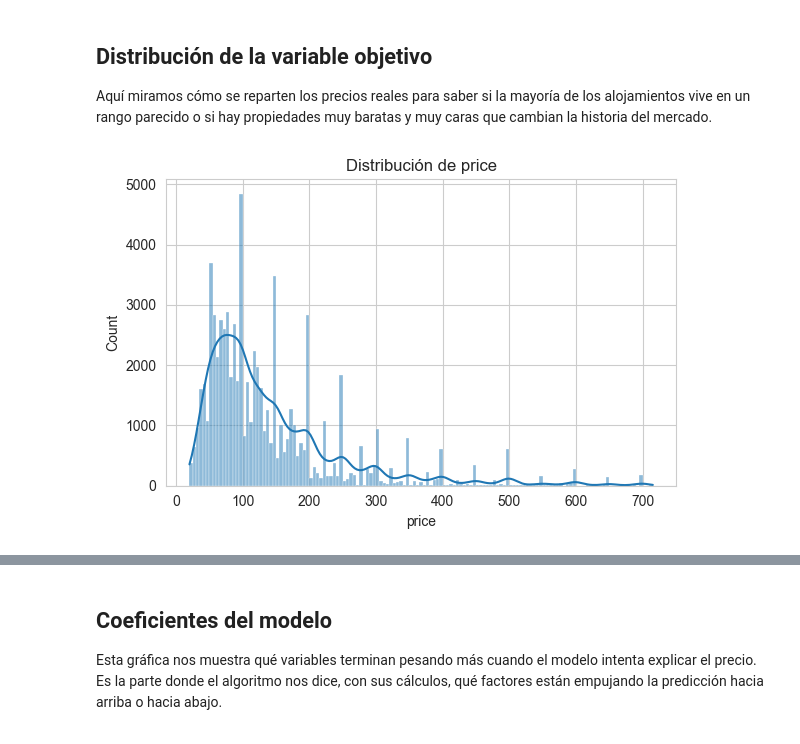
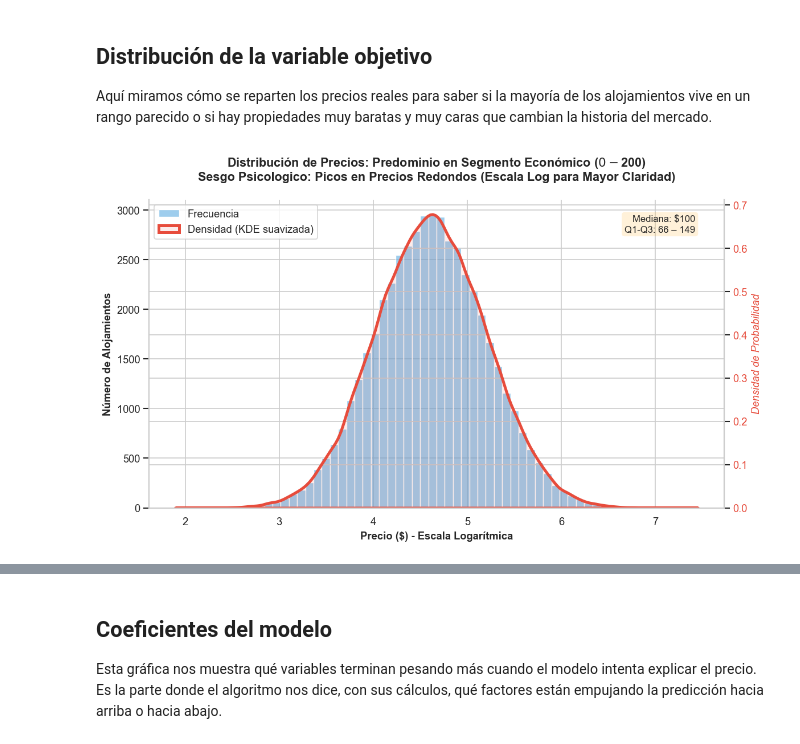
Before and after one commit to 07203628/CDProyectoFinal, a Jupyter notebook: Proyecto/Final/Presentacion_Notebook.ipynb, the cells around one changed output, grey strips where cells are left out. Drawn from its saved outputs; the diff is of its cells as text; code cells hidden in the pictures.

Commit message:
Actualizar visualizaciones

```diff
--- a/Proyecto/Final/Presentacion_Notebook.ipynb
+++ b/Proyecto/Final/Presentacion_Notebook.ipynb
@@ -150,14 +379,89 @@ Passing `palette` without assigning `hue` is deprecated and will be removed in v
 ## Distribución de la variable objetivo
 Aquí miramos cómo se reparten los precios reales para saber si la mayoría de los alojamientos vive en un rango parecido o si hay propiedades muy baratas y muy caras que cambian la historia del mercado.
 # %%
-target_dist = 'price' if 'price' in df.columns else 'log_price'
-if target_dist in df.columns:
-    plt.figure(figsize=(6,4))
-    sns.histplot(df[target_dist], kde=True)
-    plt.title(f'Distribución de {target_dist}')
-    plt.tight_layout()
-    plt.show()
-else:
-    print(f'Columna {target_dist} no encontrada en el dataset.')
+# 1. Configuración de estilo
+sns.set_theme(style="whitegrid")
+plt.rcParams['figure.dpi'] = 120
+
+# 2. Generación de datos de ejemplo (Precios con sesgo positivo)
+np.random.seed(42)
+precios = np.random.lognormal(mean=4.6, sigma=0.6, size=50000)
+df = pd.DataFrame({'price': precios})
+
+# Aplicamos la transformación logarítmica (log1p es log(1+x) para evitar errores con 0)
+df['price_log'] = np.log1p(df['price'])
+
+# 3. Cálculo de estadísticas para el cuadro de texto
+median = df['price'].median()
+q1 = df['price'].quantile(0.25)
+q3 = df['price'].quantile(0.75)
+
+# 4. Creación de la gráfica
+fig, ax1 = plt.subplots(figsize=(10, 6))
+
+# --- Eje Primario: Histograma (Frecuencia) ---
+sns.histplot(
+    data=df,
+    x='price_log',
+    bins=60,
+    color='#5DADE2',
+    alpha=0.6,
+    label='Frecuencia',
+    ax=ax1
+)
+
+# --- Eje Secundario: KDE (Densidad) ---
+ax2 = ax1.twinx()
+sns.kdeplot(
+    data=df,
+    x='price_log',
+    color='#E74C3C',
+    linewidth=3,
+    fill=True,
+    alpha=0.1,
+    label='Densidad (KDE suavizada)',
+    ax=ax2,
+    bw_adjust=0.8  # Ajuste de suavizado
+)
+
+# 5. Personalización estética
+# Título con el insight que discutimos
+plt.title(
+    "Distribución de Precios: Predominio en Segmento Económico ($0 - $200)\n"
+    "Sesgo Psicologico: Picos en Precios Redondos (Escala Log para Mayor Claridad)",
+    fontsize=13,
+    fontweight='bold',
+    pad=20
+)
+
+ax1.set_xlabel('Precio ($) - Escala Logarítmica', fontsize=11, fontweight='bold')
+ax1.set_ylabel('Número de Alojamientos', fontsize=11, fontweight='bold')
+ax2.set_ylabel('Densidad de Probabilidad', fontsize=11, color='#E74C3C', fontstyle='italic')
+
+# Sincronizar colores de los ejes para mayor claridad
+ax2.tick_params(axis='y', labelcolor='#E74C3C')
+
+# Cuadro de estadísticas (Posicionado en la parte superior derecha)
+stats_text = f"Mediana: ${median:.0f}\nQ1-Q3: {q1:.0f} – {q3:.0f}"
+props = dict(boxstyle='round', facecolor='orange', alpha=0.15, edgecolor='none')
+ax1.text(
+    0.95, 0.95, stats_text,
+    transform=ax1.transAxes,
+    fontsize=10,
+    verticalalignment='top',
+    horizontalalignment='right',
+    bbox=props
+)
+
+# Leyenda unificada
+lines, labels = ax1.get_legend_handles_labels()
+lines2, labels2 = ax2.get_legend_handles_labels()
+ax1.legend(lines + lines2, labels + labels2, loc='upper left')
+
+# Limpieza final
+sns.despine(right=False) # Mantenemos el derecho por el eje secundario
+plt.tight_layout()
+
+plt.show()
 # %% [output]
-[figure, old version]
+[figure, new version]
```
Also changed, not shown: parts of 4 cells of this notebook, 13 other files.
